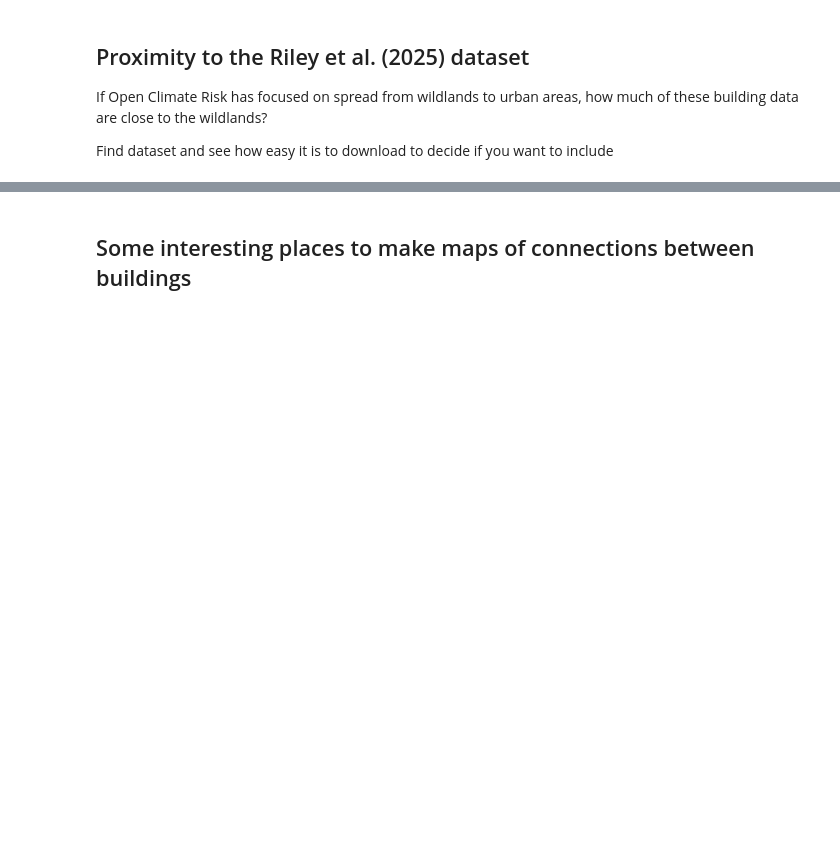
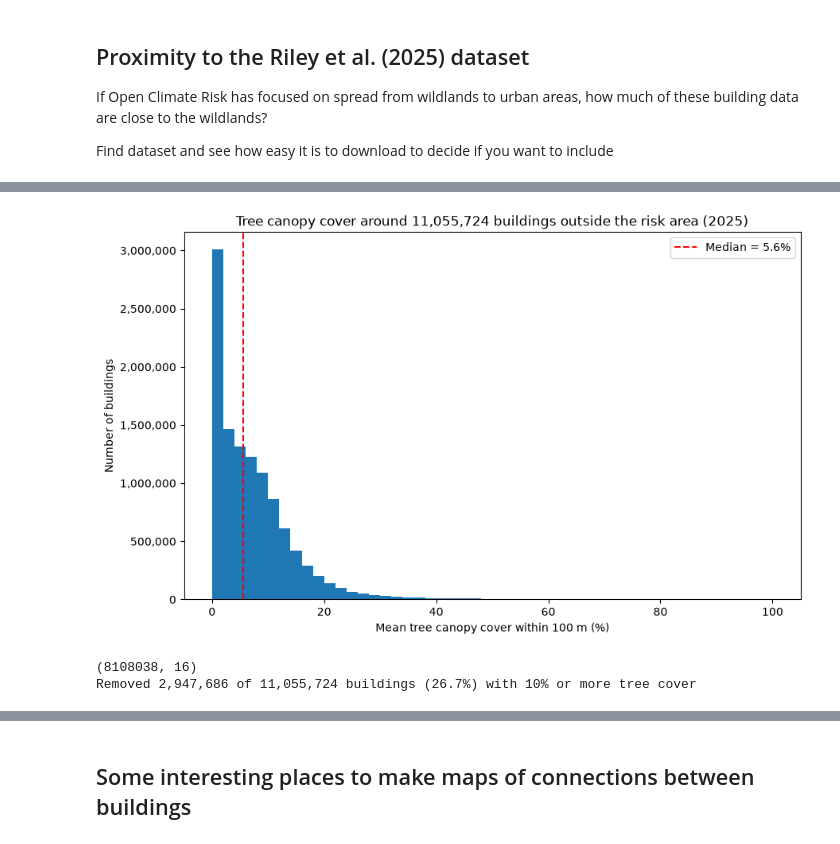
Before and after one commit to k-wheeler/FireAndStructure, a Jupyter notebook: Data_Exploration.ipynb, the cells around one changed output, grey strips where cells are left out. Drawn from its saved outputs; the diff is of its cells as text; code cells hidden in the pictures; blank space fills up the shorter version.

```diff
--- a/Data_Exploration.ipynb
+++ b/Data_Exploration.ipynb
@@ -532,0 +609,3 @@ Need to figure out what counties to focus on
+# %%
+nodes_filtered = nodes[nodes['risk_distance_class'] != "In risk area"]
+print(nodes_filtered['risk_distance_class'].unique()) #Check to make sure in risk area was removed
@@ -532,0 +655,30 @@ Need to figure out what counties to focus on
+# %%
+#Histogram of mean percent tree canopy cover around each filtered node
+
+canopy_values = nodes_filtered["tree_canopy_pct"].dropna()
+canopy_median = canopy_values.median()
+
+fig, ax = plt.subplots(figsize=(10, 6))
+ax.hist(canopy_values, bins=np.arange(0, 102, 2)) #2% wide bins from 0 to 100%
+ax.axvline(canopy_median, color="red", linestyle="--", label=f"Median = {canopy_median:.1f}%")
+ax.yaxis.set_major_formatter(StrMethodFormatter("{x:,.0f}")) #Counts with commas instead of 1e6
+ax.set_xlabel(f"Mean tree canopy cover within {radius_m} m (%)")
+ax.set_ylabel("Number of buildings")
+ax.set_title(f"Tree canopy cover around {len(canopy_values):,} buildings outside the risk area ({veg_year})")
+ax.legend()
+plt.show()
+
+#It makes sense that the canopy dover percentage distribution is skewed left because these should be relatively urban areas (outside of the Riley et al. 2025)
+
+#Going to only keep buildings in areas with less than 10% tree cover. This number is somewhat arbitrary and in a proper analysis I would dig deeper into it
+#Tree cover also does not account for chaparral, shrubs, and grasses which could help spread fire too.
+#Tree cover is just one product to remove some of the buildings that are surrounded by trees so I can look at others
+
+nodes_filtered2 = nodes_filtered[(nodes_filtered["tree_canopy_pct"] < 10) & (nodes_filtered["tree_canopy_pct"].notna())]
+print(nodes_filtered2.shape)
+n_removed = len(nodes_filtered) - len(nodes_filtered2)
+print(f"Removed {n_removed:,} of {len(nodes_filtered):,} buildings ({100 * n_removed / len(nodes_filtered):.1f}%) with 10% or more tree cover")
+# %% [output]
+[figure, added]
+(8108038, 16)
+Removed 2,947,686 of 11,055,724 buildings (26.7%) with 10% or more tree cover
```
Also changed, not shown: parts of 26 cells of this notebook, 2 other files.
